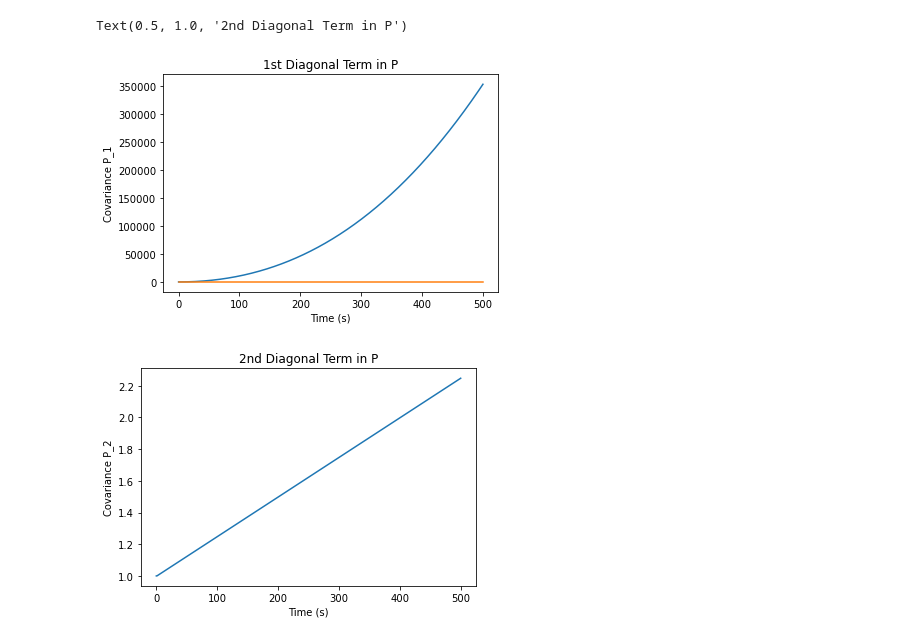
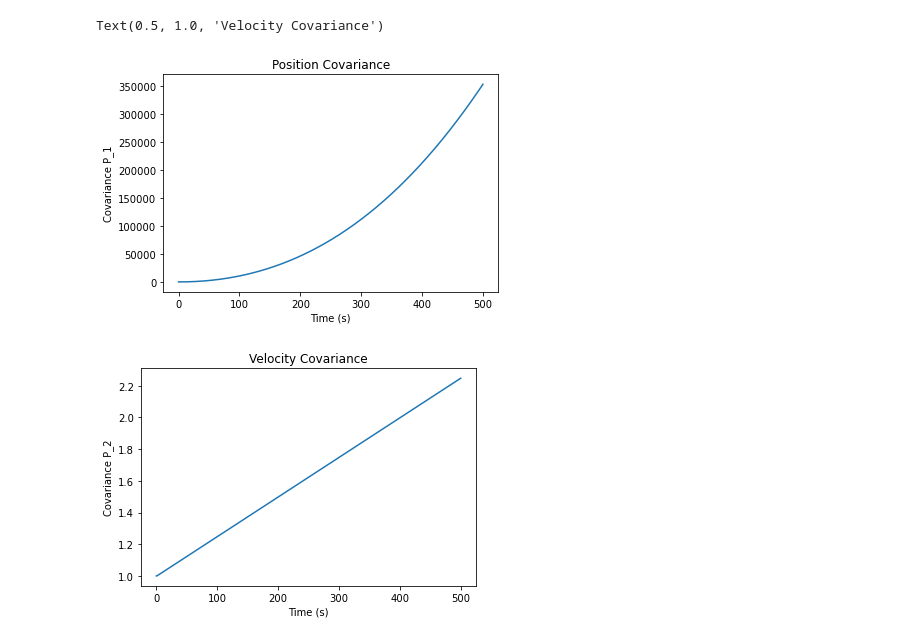
Before and after one commit to ben44496/2021-spring-notes, a Jupyter notebook: 498gc/pset-3/problem_2_ans.ipynb, the cells around one changed output. Drawn from its saved outputs; the diff is of its cells as text; code cells hidden in the pictures.

Commit message:
Update graphs

```diff
--- a/498gc/pset-3/problem_2_ans.ipynb
+++ b/498gc/pset-3/problem_2_ans.ipynb
@@ -104,18 +104,17 @@ Text(0.5, 1.0, 'Velocity')
 # %%
 plt.figure(6)
 plt.plot(Tf, simulation[:,3])
-plt.plot(Tf, simulation[:,4])
 plt.xlabel("Time (s)")
 plt.ylabel("Covariance P_1")
-plt.title("1st Diagonal Term in P")
+plt.title("Position Covariance")
 
 plt.figure(7)
 # plt.plot(Tf, simulation[:,5])
 plt.plot(Tf, simulation[:,4])
 plt.xlabel("Time (s)")
 plt.ylabel("Covariance P_2")
-plt.title("2nd Diagonal Term in P")
+plt.title("Velocity Covariance")
 # %% [output]
-Text(0.5, 1.0, '2nd Diagonal Term in P')
+Text(0.5, 1.0, 'Velocity Covariance')
-[figure, old version]
+[figure, new version]
-[figure, old version]
+[figure, new version]
```
Also changed, not shown: parts of 1 cell of this notebook, 1 other file.
